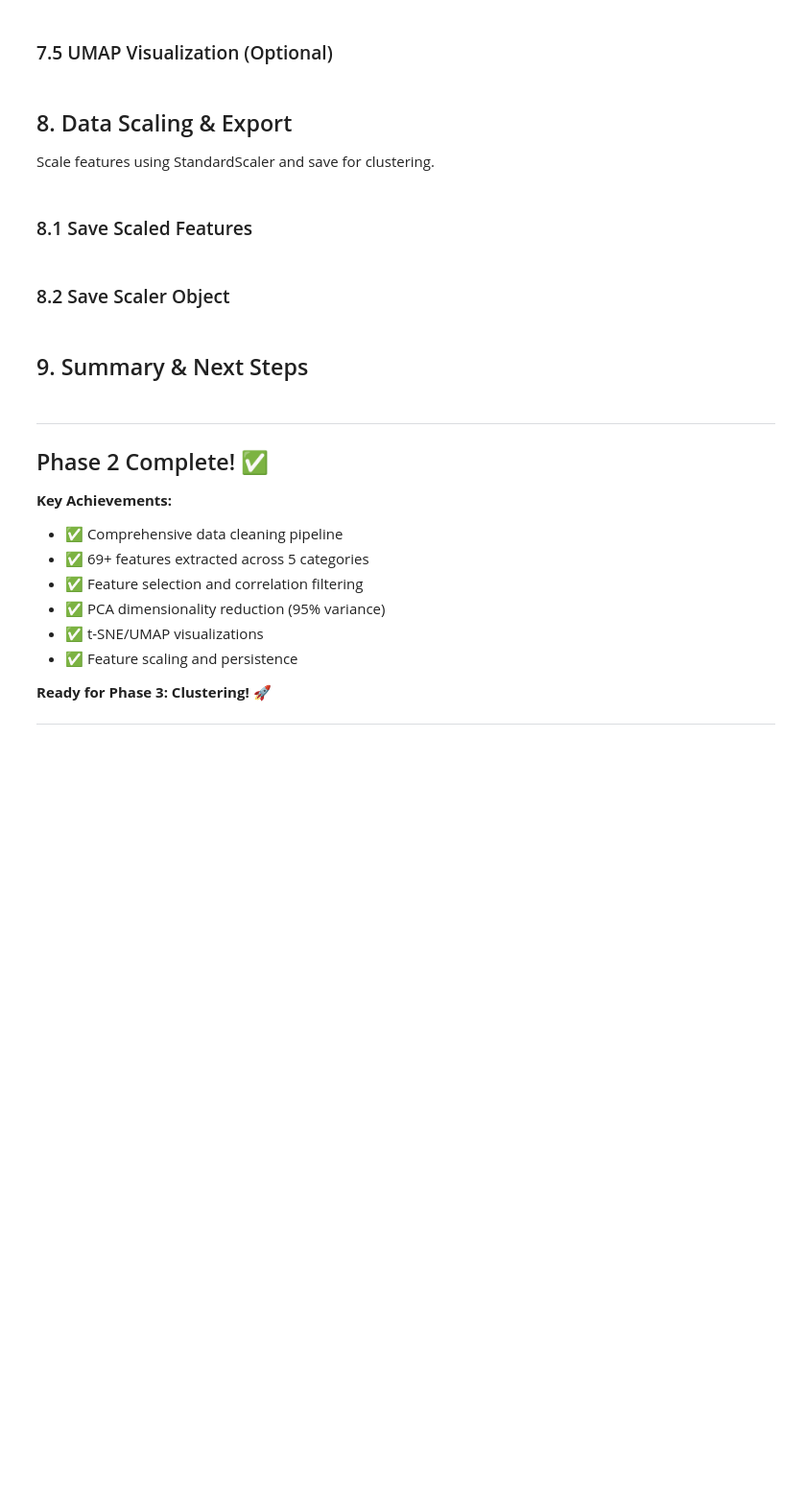
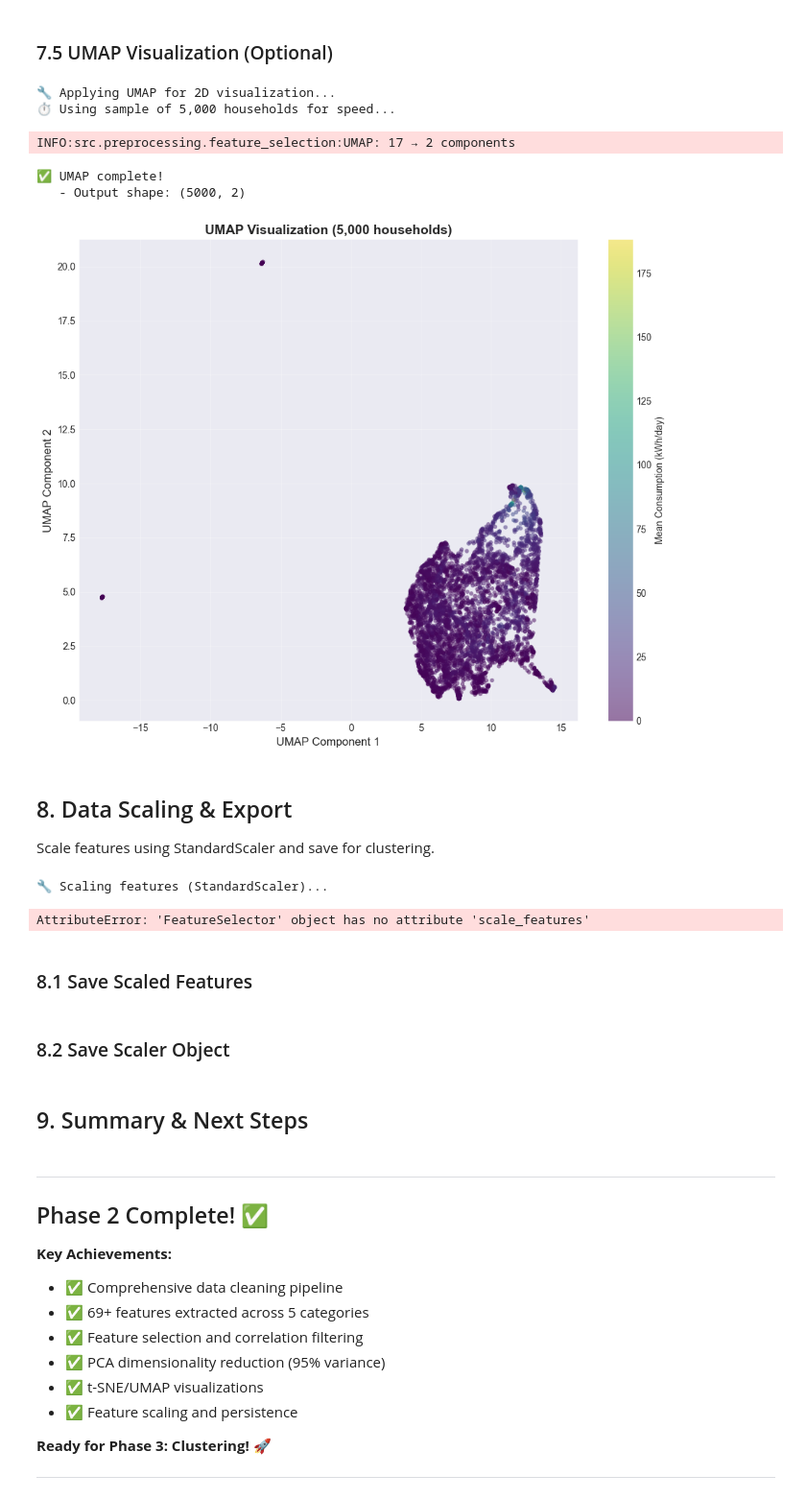
Before and after one commit to hemalii3/rdkd, a Jupyter notebook: notebooks/02_Preprocessing_Features.ipynb, the cells around one changed output. Shown at 96% size. Saved outputs shown, nothing was run; the diff lists cells and outputs as text; code cells hidden in the pictures; blank space fills up the shorter version.

```diff
--- a/notebooks/02_Preprocessing_Features.ipynb
+++ b/notebooks/02_Preprocessing_Features.ipynb
@@ -500,40 +735,49 @@ print(f"💾 Saved t-SNE features to: {tsne_features_path}")
 # %%
 # Apply UMAP if available
 try:
     print("🔧 Applying UMAP for 2D visualization...")
     print("⏱️ Using sample of 5,000 households for speed...\n")
 
-    df_umap = selector.apply_umap(df_sample, n_components=2, n_neighbors=15, min_dist=0.1, random_state=42)
+    df_umap = selector.apply_umap(df_sample, n_components=2, n_neighbors=15, min_dist=0.1)
 
     print(f"✅ UMAP complete!")
     print(f"   - Output shape: {df_umap.shape}")
 
     # Plot UMAP
     plt.figure(figsize=(10, 8))
-    plt.scatter(df_umap['umap_1'], df_umap['umap_2'],
+    plt.scatter(df_umap['UMAP1'], df_umap['UMAP2'],
                 alpha=0.5, s=20, c=df_sample['mean'] if 'mean' in df_sample.columns else 'coral',
                 cmap='viridis', edgecolors='none')
     plt.xlabel('UMAP Component 1', fontsize=12)
     plt.ylabel('UMAP Component 2', fontsize=12)
     plt.title(f'UMAP Visualization ({sample_size:,} households)', fontsize=14, fontweight='bold')
     if 'mean' in df_sample.columns:
         plt.colorbar(label='Mean Consumption (kWh/day)')
     plt.grid(True, alpha=0.3)
     plt.tight_layout()
     plt.savefig(os.path.join(RESULTS_DIR, 'figures', 'umap_visualization.png'), dpi=300, bbox_inches='tight')
     plt.show()
 
 except Exception as e:
     print(f"⚠️ UMAP not available or failed: {e}")
     print("   Install with: pip install umap-learn")
+# %% [output]
+🔧 Applying UMAP for 2D visualization...
+⏱️ Using sample of 5,000 households for speed...
+INFO:src.preprocessing.feature_selection:UMAP: 17 → 2 components
+✅ UMAP complete!
+   - Output shape: (5000, 2)
+[figure, added]
 # %% [markdown]
 ## 8. Data Scaling & Export
 
 Scale features using StandardScaler and save for clustering.
 # %%
 # Scale selected features
+from src.preprocessing.feature_selection import scale_features
+
 print("🔧 Scaling features (StandardScaler)...")
-df_scaled, scaler = selector.scale_features(df_selected, method='standard')
+df_scaled, scaler = scale_features(df_selected, method='standard')
 
 print(f"\n✅ Scaling complete!")
 print(f"   - Shape: {df_scaled.shape}")
@@ -543,6 +787,9 @@ print(f"   - Std: {df_scaled.std().mean():.6f}")
 # Verify scaling
 print("\n📊 Scaled Feature Statistics (first 5 features):")
 print(df_scaled.iloc[:, :5].describe())
+# %% [output]
+🔧 Scaling features (StandardScaler)...
+AttributeError: 'FeatureSelector' object has no attribute 'scale_features'
 # %% [markdown]
 ### 8.1 Save Scaled Features
 # %%
```
Also changed, not shown: parts of 16 cells of this notebook, 10 other files.
